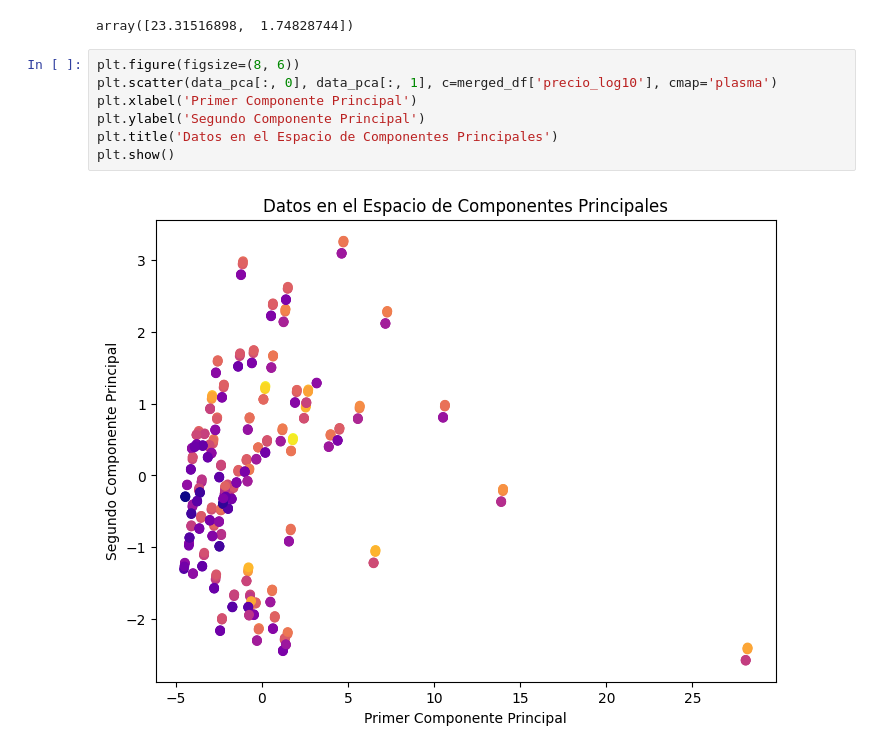
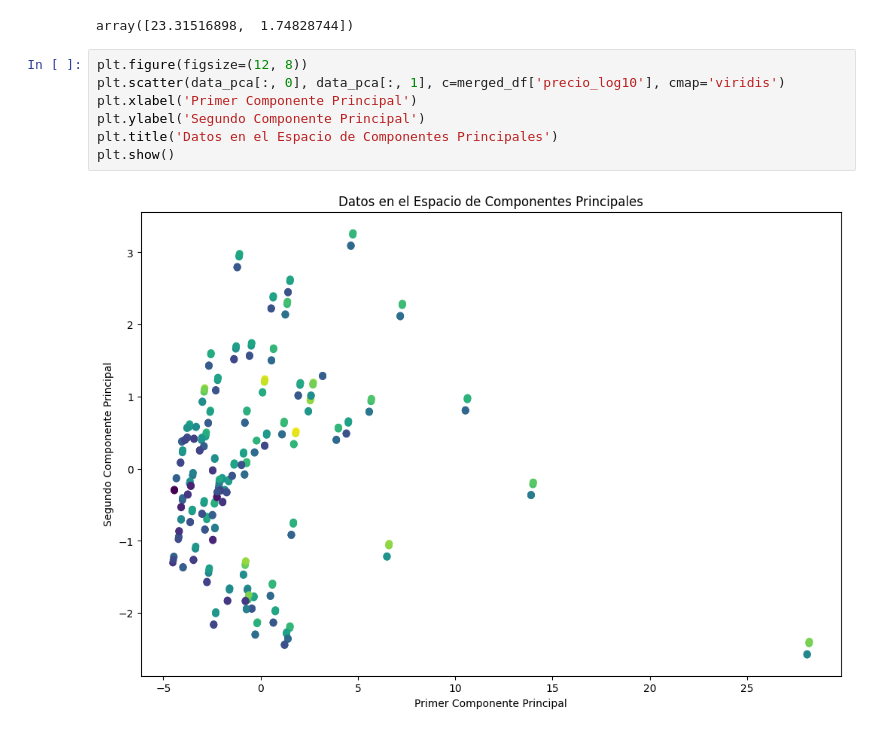
Before and after one commit to Josh1313/hackathon, a Jupyter notebook: merge_pca.ipynb, the cells around one changed output. Saved outputs shown, nothing was run; the diff lists cells and outputs as text.

```diff
--- a/merge_pca.ipynb
+++ b/merge_pca.ipynb
@@ -197,11 +203,11 @@ pca.explained_variance_
 # %% [output]
 array([23.31516898,  1.74828744])
 # %%
-plt.figure(figsize=(8, 6))
-plt.scatter(data_pca[:, 0], data_pca[:, 1], c=merged_df['precio_log10'], cmap='plasma')
+plt.figure(figsize=(12, 8))
+plt.scatter(data_pca[:, 0], data_pca[:, 1], c=merged_df['precio_log10'], cmap='viridis')
 plt.xlabel('Primer Componente Principal')
 plt.ylabel('Segundo Componente Principal')
 plt.title('Datos en el Espacio de Componentes Principales')
 plt.show()
 # %% [output]
-[figure, old version]
+[figure, new version]
```
Also changed, not shown: parts of 8 cells of this notebook, 3 other files.
